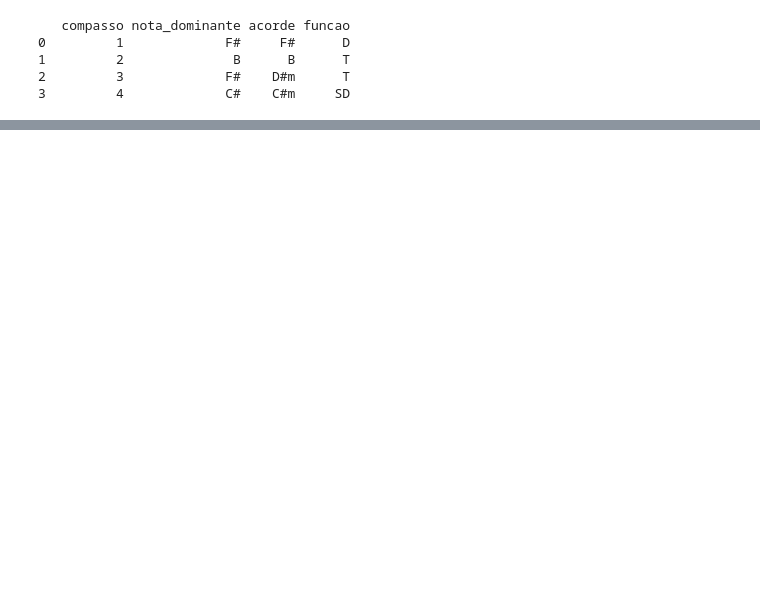
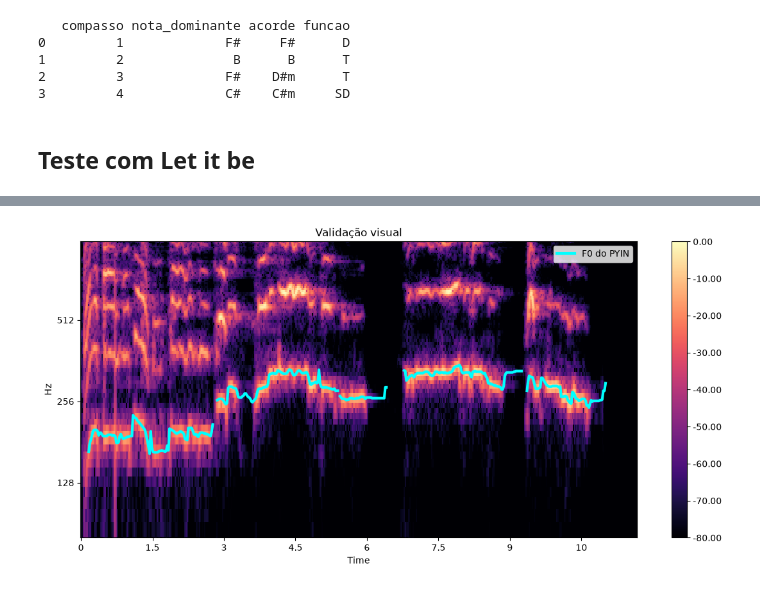
Before and after one commit to LeandroCarl/Gerador-de-acompanhamento-de-teclado, a Jupyter notebook: notebooks/TesteViterbi.ipynb, the cells around one changed output, grey strips where cells are left out. Cells and saved outputs as stored; diff of their text form; code cells hidden in the pictures; blank space fills up the shorter version.

```diff
--- a/notebooks/TesteViterbi.ipynb
+++ b/notebooks/TesteViterbi.ipynb
@@ -215,3 +206,12 @@ print(df_compassos[['compasso', 'nota_dominante', 'acorde', 'funcao']])
 1         2              B      B      T
 2         3             F#    D#m      T
 3         4             C#    C#m     SD
+# %% [markdown]
+## Teste com Let it be
+# %%
+BPM=144
+y, sr = cut_vocal('../data/The Beatles - Let it be Acapella.mp3', BPM, 1, 7)
+listen_beats(y, sr, BPM, offset=1)
+time, frequency, confidence = extract_f0_pyin(y, sr)
+show_spectrum(time, frequency, confidence, 0.0, y, sr)
+# %% [output]
@@ -217,0 +219 @@ print(df_compassos[['compasso', 'nota_dominante', 'acorde', 'funcao']])
+[figure, added]
```
Also changed, not shown: parts of 7 cells of this notebook, 7 other files.
